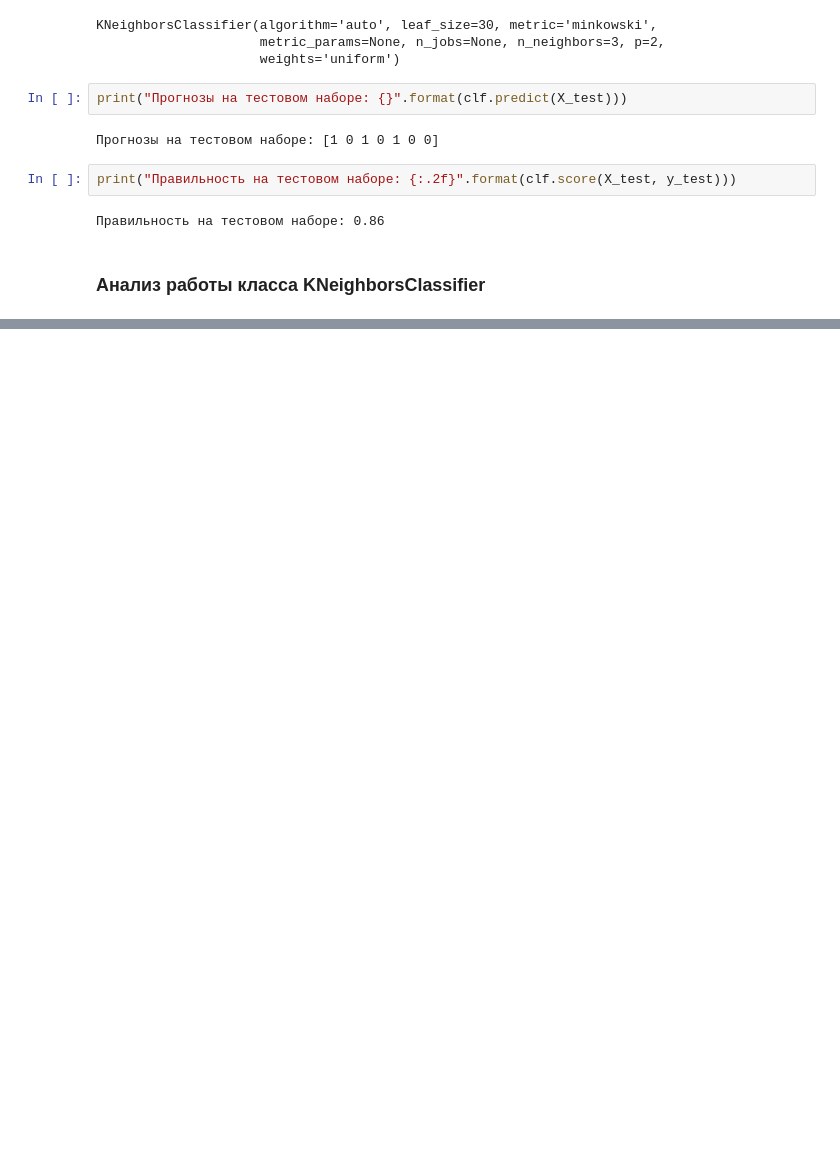
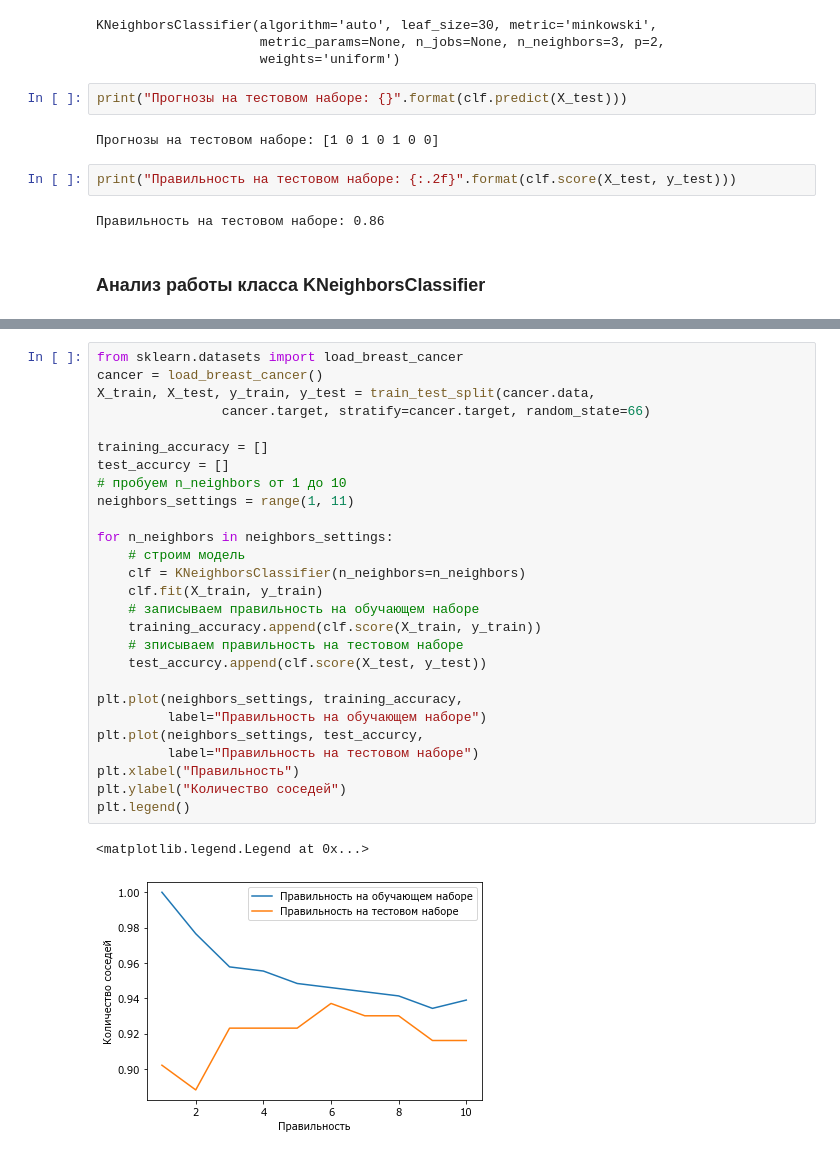
Before and after one commit to fray517/ml, a Jupyter notebook: machine_learning_1.ipynb, the cells around one changed output, grey strips where cells are left out. Saved outputs shown, nothing was run; the diff lists cells and outputs as text; blank space fills up the shorter version.

```diff
--- a/machine_learning_1.ipynb
+++ b/machine_learning_1.ipynb
@@ -280,0 +297,30 @@ print("Правильность на тестовом наборе: {:.2f}".form
+# %%
+from sklearn.datasets import load_breast_cancer
+cancer = load_breast_cancer()
+X_train, X_test, y_train, y_test = train_test_split(cancer.data,
+                cancer.target, stratify=cancer.target, random_state=66)
+
+training_accuracy = []
+test_accurcy = []
+# пробуем n_neighbors от 1 до 10
+neighbors_settings = range(1, 11)
+
+for n_neighbors in neighbors_settings:
+    # строим модель
+    clf = KNeighborsClassifier(n_neighbors=n_neighbors)
+    clf.fit(X_train, y_train)
+    # записываем правильность на обучающем наборе
+    training_accuracy.append(clf.score(X_train, y_train))
+    # зписываем правильность на тестовом наборе
+    test_accurcy.append(clf.score(X_test, y_test))
+
+plt.plot(neighbors_settings, training_accuracy,
+         label="Правильность на обучающем наборе")
+plt.plot(neighbors_settings, test_accurcy,
+         label="Правильность на тестовом наборе")
+plt.xlabel("Правильность")
+plt.ylabel("Количество соседей")
+plt.legend()
+# %% [output]
+<matplotlib.legend.Legend at 0x...>
+[figure, added]
```
Also changed, not shown: parts of 8 cells of this notebook.
